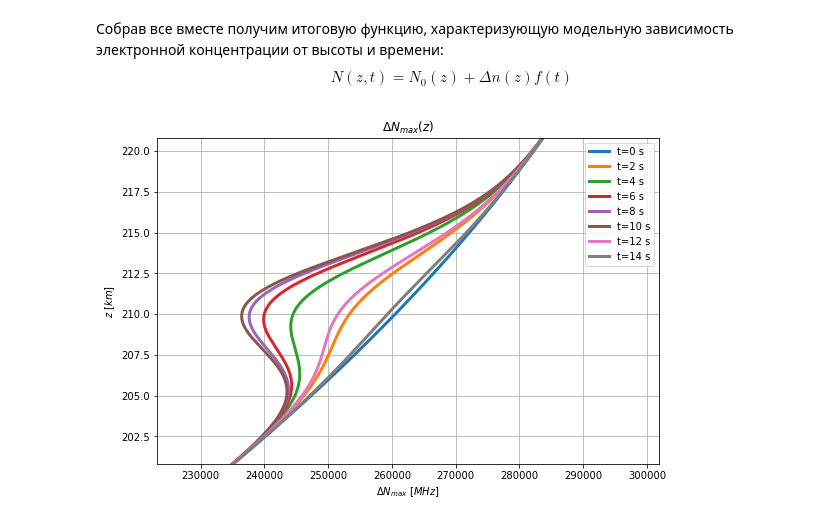
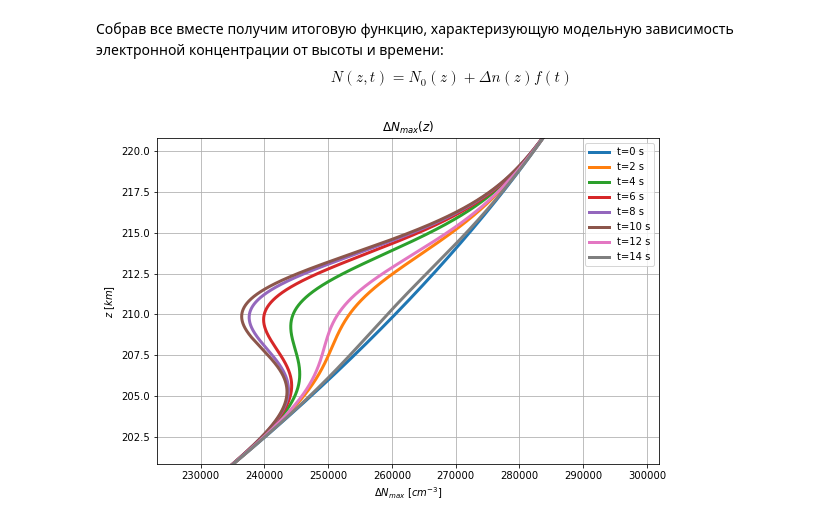
Before and after one commit to ashindin/MDS_method, a Jupyter notebook: 01_perturbation_model/perturbation_model.ipynb, the cells around one changed output. Cells and saved outputs as stored; diff of their text form; code cells hidden in the pictures.

```diff
--- a/01_perturbation_model/perturbation_model.ipynb
+++ b/01_perturbation_model/perturbation_model.ipynb
@@ -214,21 +214,21 @@ $$
 # %%
 fig = plt.figure(figsize=(9,6))
 ax = plt.subplot(1,1,1)
 
 for t in np.arange(0,15,2):
     f = func_f(t, t_r, t_d, tau_r, tau_d)
     plt.plot(N0_axe+dN_max_axe*f,z_axe/1000, lw=3, label='t='+str(t)+' s')
 
 plt.ylim(z0/1000-10,z0/1000+10)
 plt.xlim(0.85*N_pump,1.15*N_pump)
 plt.grid()
 plt.legend()
 plt.title('$\Delta N_{max}(z)$')
-plt.xlabel('$\Delta N_{max}\ [MHz]$')
+plt.xlabel('$\Delta N_{max}\ [cm^{-3}]$')
 plt.ylabel('$z\ [km]$')
 plt.show()
 # %% [output]
-[figure, old version]
+[figure, new version]
 # %%
 fig = plt.figure(figsize=(9,6))
 ax = plt.subplot(1,1,1)
```
Also changed, not shown: parts of 2 cells of this notebook.
